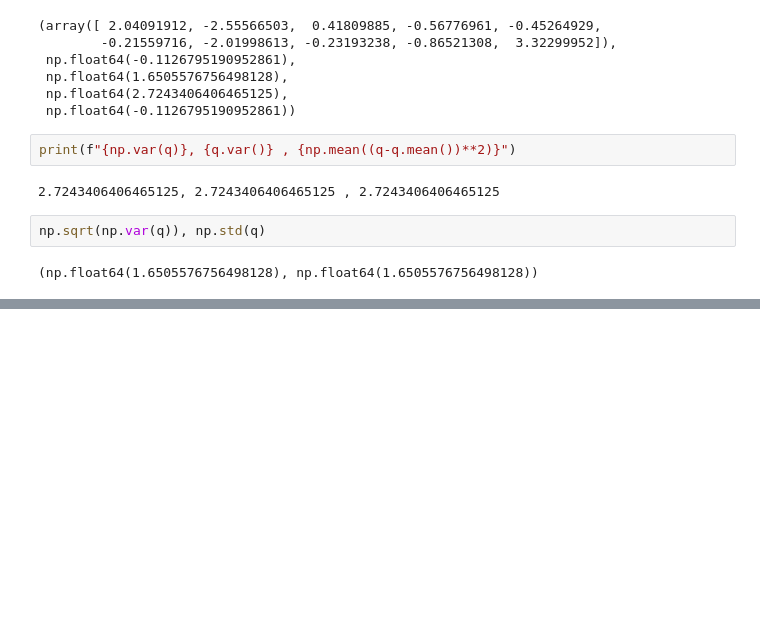
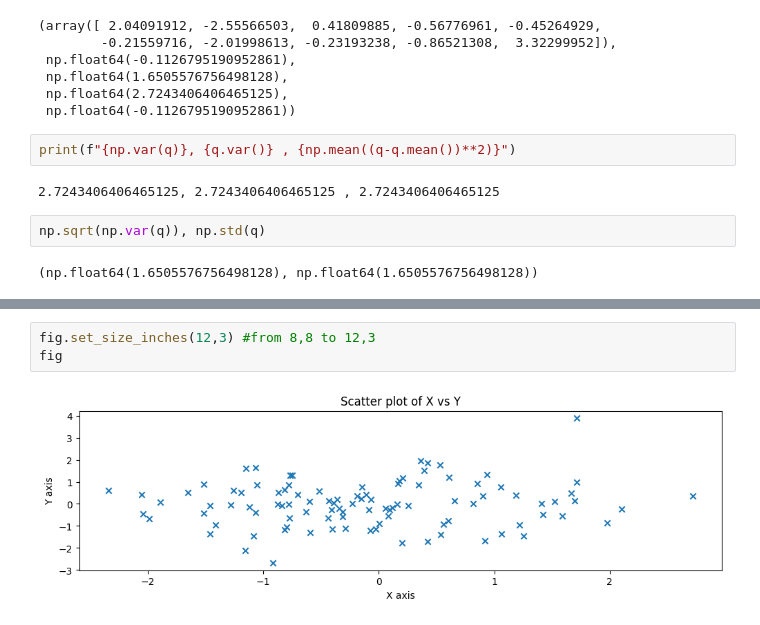
Before and after one commit to PrateekMinhas09/Data-Statistics-and-modeling-w-Python, a Jupyter notebook: Statistical_Learning: Ch2/Lab.ipynb, the cells around one changed output, grey strips where cells are left out. Saved outputs shown, nothing was run; the diff lists cells and outputs as text; blank space fills up the shorter version.

```diff
--- a/Statistical_Learning: Ch2/Lab.ipynb
+++ b/Statistical_Learning: Ch2/Lab.ipynb
@@ -361,0 +404,5 @@ np.sqrt(np.var(q)), np.std(q)
+# %%
+fig.set_size_inches(12,3) #from 8,8 to 12,3
+fig
+# %% [output]
+[figure, added]
```
Also changed, not shown: parts of 13 cells of this notebook, 2 other files.
